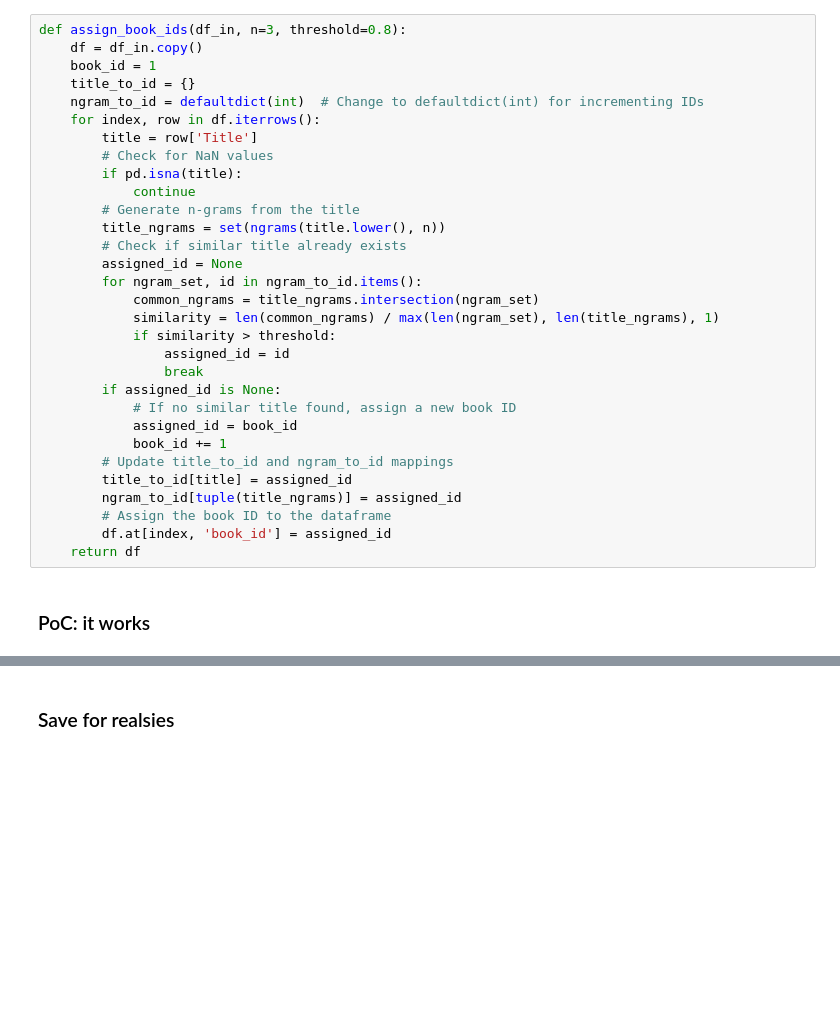
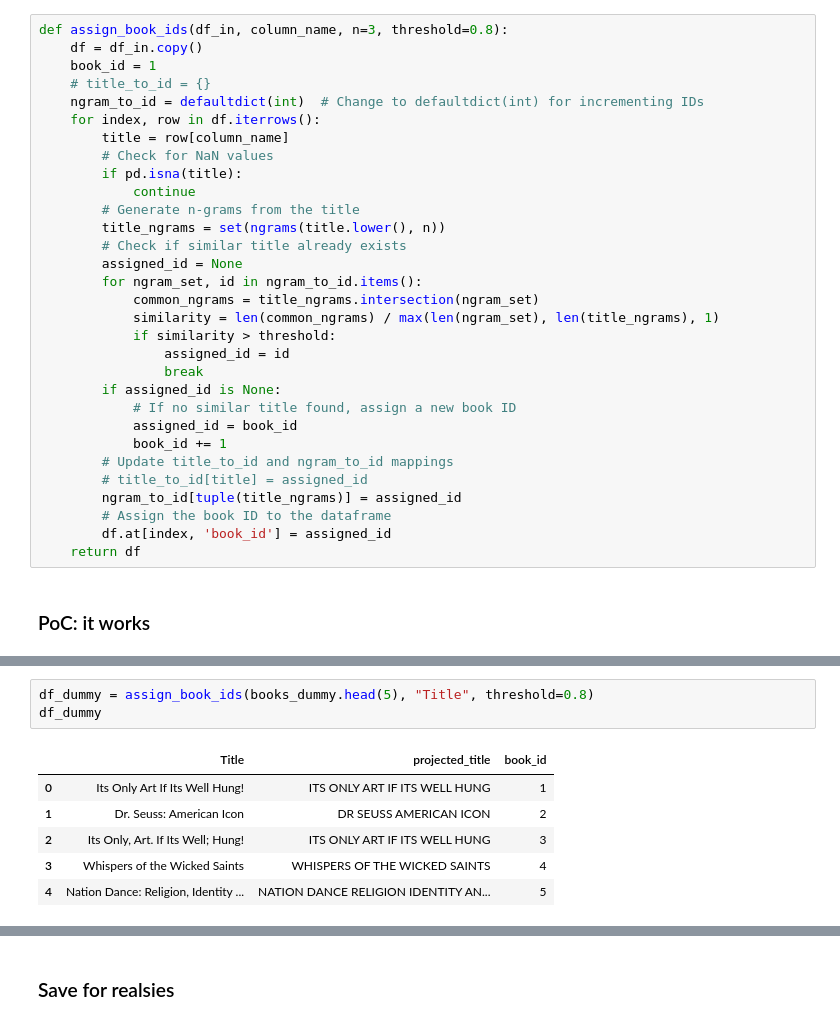
Before and after one commit to feyclan/WT_analysis, a Jupyter notebook: ngrams.ipynb, the cells around one changed output, grey strips where cells are left out. Cells and saved outputs as stored; diff of their text form; blank space fills up the shorter version.

```diff
--- a/ngrams.ipynb
+++ b/ngrams.ipynb
@@ -25,13 +59,13 @@ def generate_ngrams(text, n=3):
     n_grams = ngrams(tokens, n)
     return [''.join(gram) for gram in n_grams]
 # %%
-def assign_book_ids(df_in, n=3, threshold=0.8):
+def assign_book_ids(df_in, column_name, n=3, threshold=0.8):
     df = df_in.copy()
     book_id = 1
-    title_to_id = {}
+    # title_to_id = {}
     ngram_to_id = defaultdict(int)  # Change to defaultdict(int) for incrementing IDs
     for index, row in df.iterrows():
-        title = row['Title']
+        title = row[column_name]
         # Check for NaN values
         if pd.isna(title):
             continue
@@ -50,7 +84,7 @@ def assign_book_ids(df_in, n=3, threshold=0.8):
             assigned_id = book_id
             book_id += 1
         # Update title_to_id and ngram_to_id mappings
-        title_to_id[title] = assigned_id
+        # title_to_id[title] = assigned_id
         ngram_to_id[tuple(title_ngrams)] = assigned_id
         # Assign the book ID to the dataframe
         df.at[index, 'book_id'] = assigned_id
@@ -71,0 +98,10 @@ print(df_dummy)
+# %%
+df_dummy = assign_book_ids(books_dummy.head(5), "Title", threshold=0.8)
+df_dummy
+# %% [output]
+|  | Title | projected_title | book_id |
+| 0 | Its Only Art If Its Well Hung! | ITS ONLY ART IF ITS WELL HUNG | 1 |
+| 1 | Dr. Seuss: American Icon | DR SEUSS AMERICAN ICON | 2 |
+| 2 | Its Only, Art. If Its Well; Hung! | ITS ONLY ART IF ITS WELL HUNG | 3 |
+| 3 | Whispers of the Wicked Saints | WHISPERS OF THE WICKED SAINTS | 4 |
+| 4 | Nation Dance: Religion, Identity ... | NATION DANCE RELIGION IDENTITY AN... | 5 |
```
Also changed, not shown: parts of 19 cells of this notebook, 2 other files.
